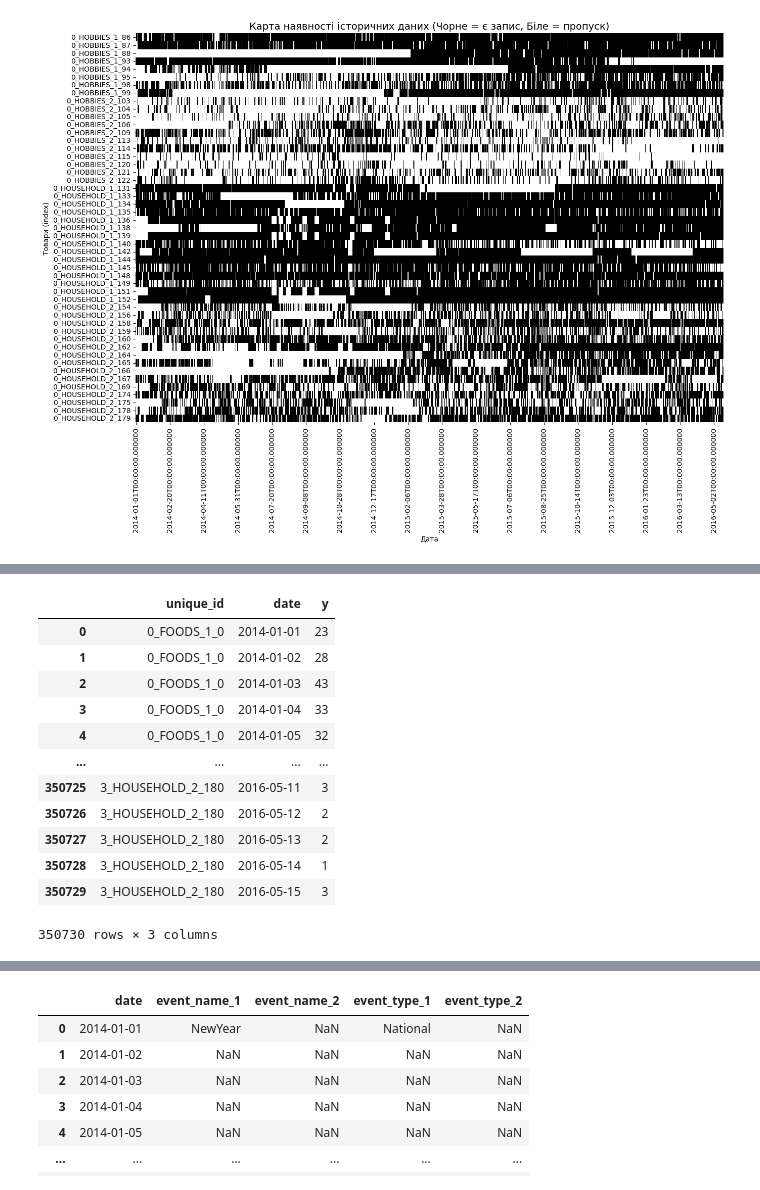
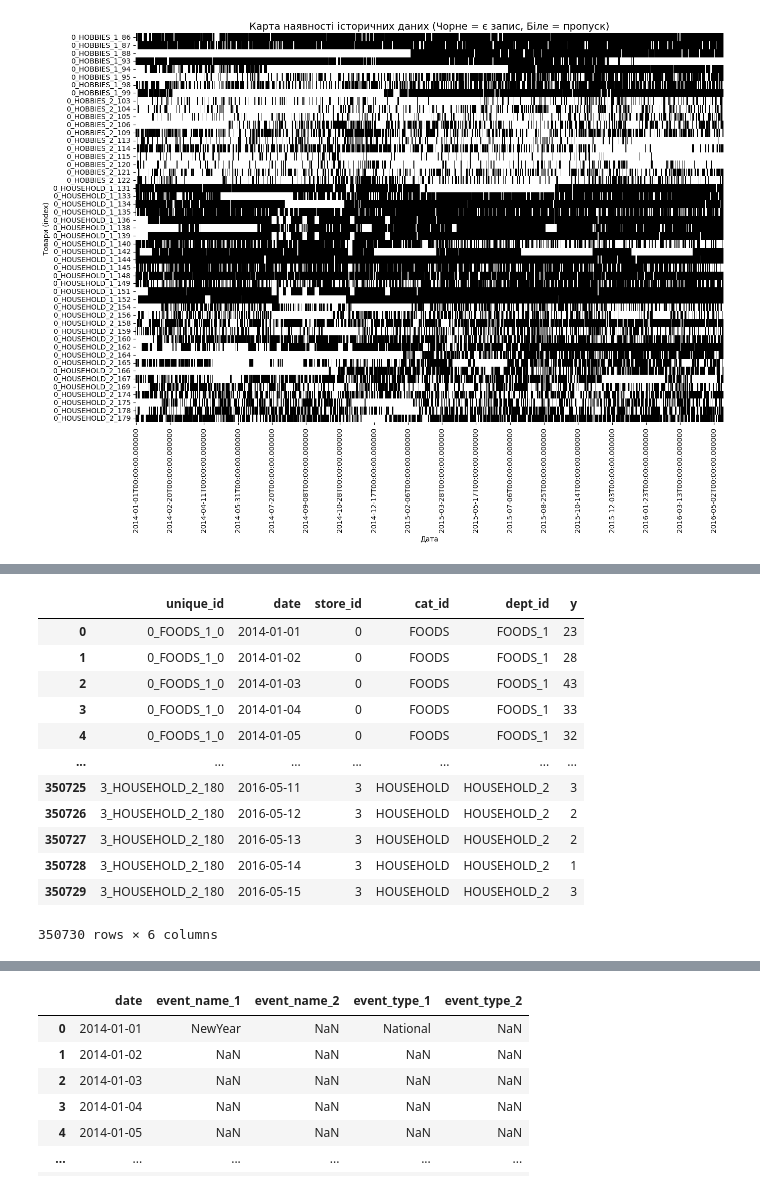
Before and after one commit to novokhatskyi/Test-Task-for-DS-time-series-forecasting-2026-01, a Jupyter notebook: data_prepared.ipynb, the cells around one changed output, grey strips where cells are left out. Cells and saved outputs as stored; diff of their text form; code cells hidden in the pictures.

```diff
--- a/data_prepared.ipynb
+++ b/data_prepared.ipynb
@@ -159,7 +159,7 @@ np.int64(0)
 # %% [markdown]
 ### Exploratory Data Analysis
 # %%
-df_kernel = df[['index', 'date', 'qnt']]
+df_kernel = df[['index', 'date', 'store_id', 'cat_id', 'dept_id', 'qnt']]
 df_kernel.rename(columns={'qnt': 'y', 'index': 'unique_id'}, inplace=True)
 df_kernel.info()
 # %% [output]
@@ -250,13 +262,36 @@ plt.show()
 # %%
 def fill_daily_gaps(one_series):
+    # 1) запам’ятовуємо unique_id (це name групи)
     uid = one_series.name
-    one_series = one_series.sort_values(by='date')
-    full_range = pd.date_range(GLOBAL_START, GLOBAL_END, freq='D')
-    one_series = one_series.set_index('date').reindex(full_range)
-    # one_series["is_observed"] = one_series["y"].notna().astype("int8")  # Додатковий стовпець для позначки наявності спостереження
-    one_series['y'] = one_series['y'].fillna(0).astype('int64')
-    one_series['unique_id'] = uid
-    one_series = one_series.reset_index().rename(columns={'index': 'date'})
+
+    # 2) сортуємо по даті
+    one_series = one_series.sort_values(by="date")
+
+    # 3) зберігаємо “константи” серії ДО reindex (беремо перше ненульове)
+    store_id = one_series["store_id"].dropna().iloc[0]
+    cat_id   = one_series["cat_id"].dropna().iloc[0]
+    dept_id  = one_series["dept_id"].dropna().iloc[0]
+
+    # 4) робимо повний діапазон дат
+    full_range = pd.date_range(GLOBAL_START, GLOBAL_END, freq="D")
+
+    # 5) робимо reindex по даті (з’являться нові рядки з NaN)
+    one_series = one_series.set_index("date").reindex(full_range)
+
+    # 6) заповнюємо таргет нулями там, де були пропуски
+    one_series["y"] = one_series["y"].fillna(0).astype("int64")
+
+    # 7) повертаємо константні колонки назад у всі рядки
+    one_series["store_id"] = store_id
+    one_series["cat_id"]   = cat_id
+    one_series["dept_id"]  = dept_id
+
+    # 8) повертаємо unique_id як колонку
+    one_series["unique_id"] = uid
+
+    # 9) повертаємо date назад як колонку
+    one_series = one_series.reset_index().rename(columns={"index": "date"})
+
     return one_series
 # %%
 df_filled = (
@@ -266,21 +310,21 @@ df_filled = (
 # %%
 # df_filled = df_filled[['unique_id', 'date', 'y', 'is_observed']]
-df_filled = df_filled[['unique_id', 'date', 'y']]
+df_filled = df_filled[['unique_id', 'date', 'store_id', 'cat_id', 'dept_id', 'y']]
 df_filled
 # %% [output]
-|  | unique_id | date | y |
-| 0 | 0_FOODS_1_0 | 2014-01-01 | 23 |
-| 1 | 0_FOODS_1_0 | 2014-01-02 | 28 |
-| 2 | 0_FOODS_1_0 | 2014-01-03 | 43 |
-| 3 | 0_FOODS_1_0 | 2014-01-04 | 33 |
-| 4 | 0_FOODS_1_0 | 2014-01-05 | 32 |
-| ... | ... | ... | ... |
-| 350725 | 3_HOUSEHOLD_2_180 | 2016-05-11 | 3 |
-| 350726 | 3_HOUSEHOLD_2_180 | 2016-05-12 | 2 |
-| 350727 | 3_HOUSEHOLD_2_180 | 2016-05-13 | 2 |
-| 350728 | 3_HOUSEHOLD_2_180 | 2016-05-14 | 1 |
-| 350729 | 3_HOUSEHOLD_2_180 | 2016-05-15 | 3 |
+|  | unique_id | date | store_id | cat_id | dept_id | y |
+| 0 | 0_FOODS_1_0 | 2014-01-01 | 0 | FOODS | FOODS_1 | 23 |
+| 1 | 0_FOODS_1_0 | 2014-01-02 | 0 | FOODS | FOODS_1 | 28 |
+| 2 | 0_FOODS_1_0 | 2014-01-03 | 0 | FOODS | FOODS_1 | 43 |
+| 3 | 0_FOODS_1_0 | 2014-01-04 | 0 | FOODS | FOODS_1 | 33 |
+| 4 | 0_FOODS_1_0 | 2014-01-05 | 0 | FOODS | FOODS_1 | 32 |
+| ... | ... | ... | ... | ... | ... | ... |
+| 350725 | 3_HOUSEHOLD_2_180 | 2016-05-11 | 3 | HOUSEHOLD | HOUSEHOLD_2 | 3 |
+| 350726 | 3_HOUSEHOLD_2_180 | 2016-05-12 | 3 | HOUSEHOLD | HOUSEHOLD_2 | 2 |
+| 350727 | 3_HOUSEHOLD_2_180 | 2016-05-13 | 3 | HOUSEHOLD | HOUSEHOLD_2 | 2 |
+| 350728 | 3_HOUSEHOLD_2_180 | 2016-05-14 | 3 | HOUSEHOLD | HOUSEHOLD_2 | 1 |
+| 350729 | 3_HOUSEHOLD_2_180 | 2016-05-15 | 3 | HOUSEHOLD | HOUSEHOLD_2 | 3 |
-350730 rows × 3 columns
+350730 rows × 6 columns
 # %%
 df_filled['day_of_week'] = df_filled['date'].dt.dayofweek
 df_filled['month'] = df_filled['date'].dt.month
```
Also changed, not shown: parts of 18 cells of this notebook, 4 other files.
